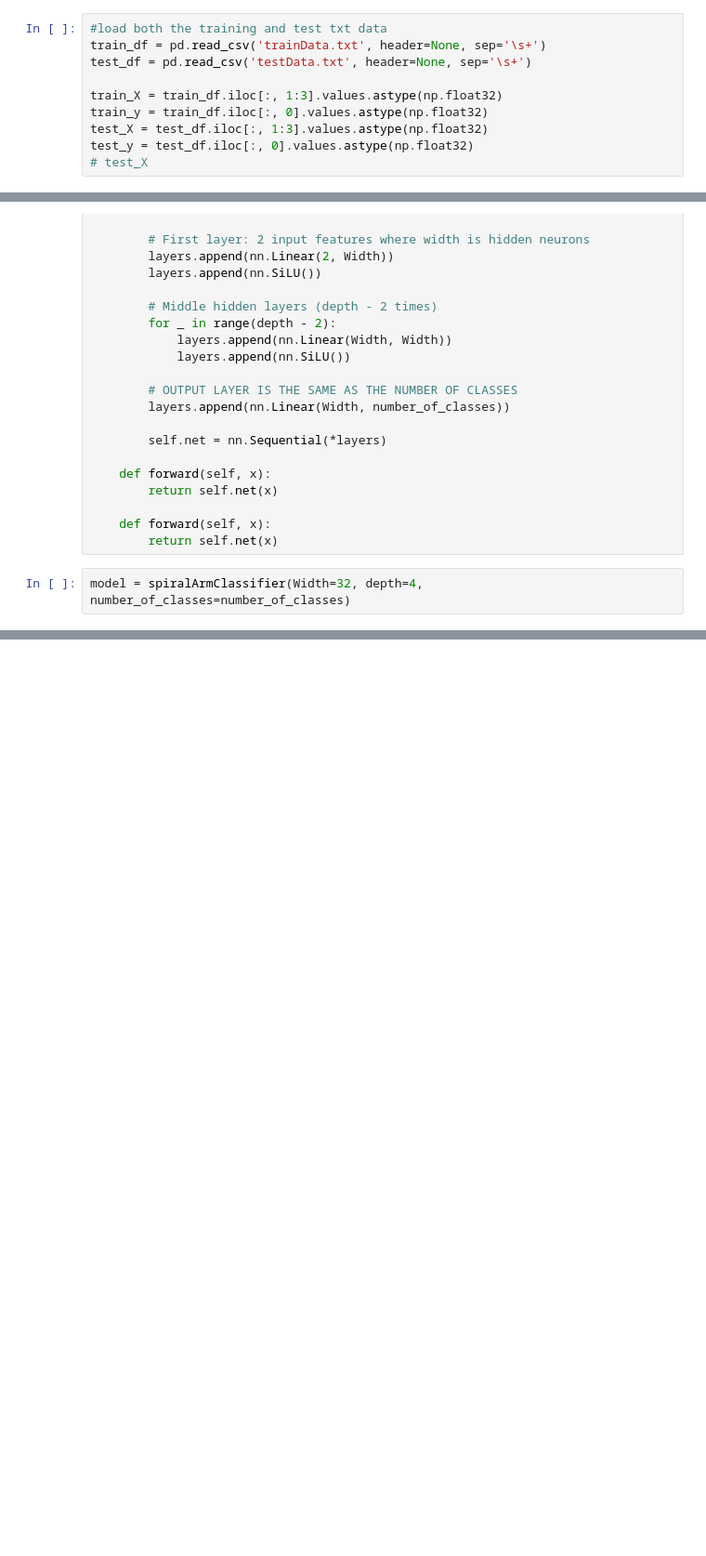
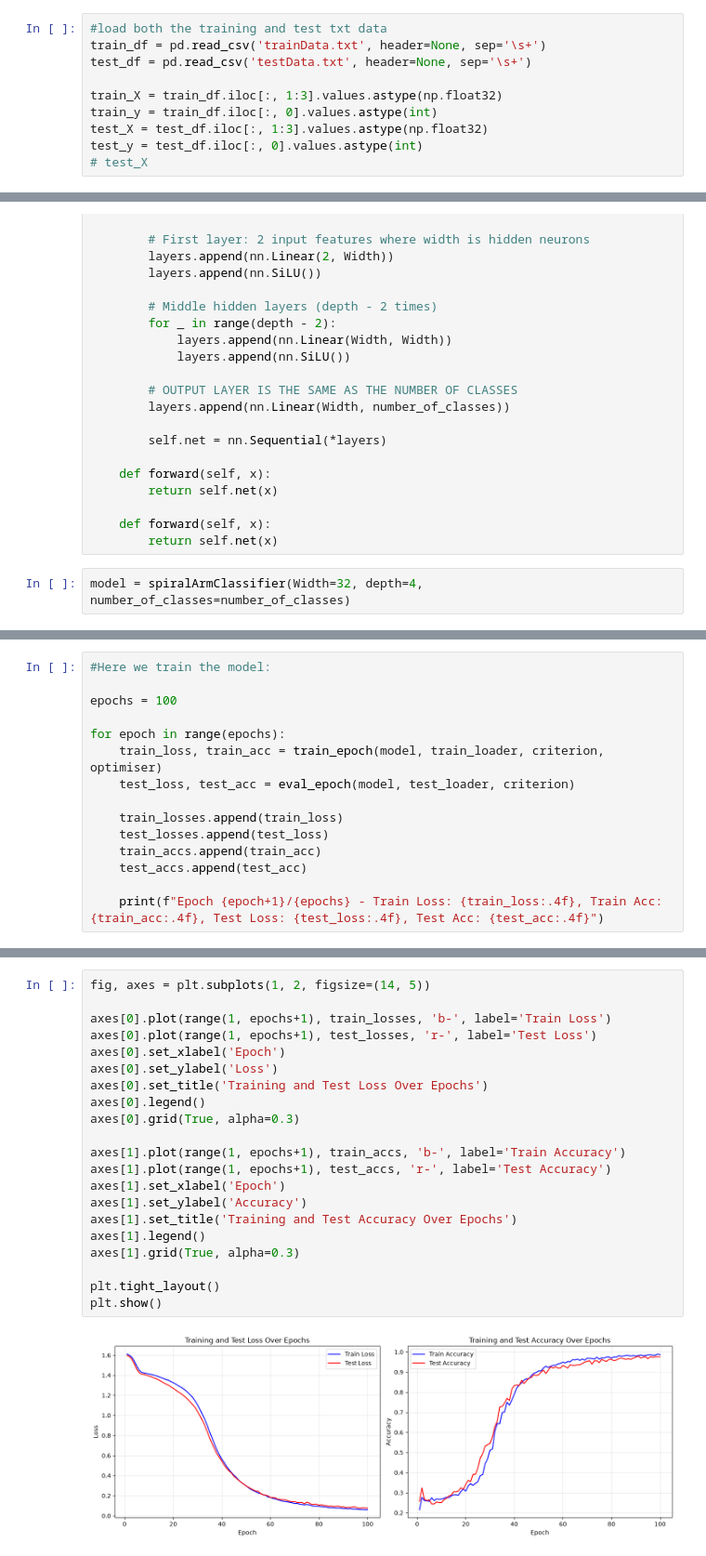
Before and after one commit to StefanStringer/FinalSemester, a Jupyter notebook: Deep Learning/Assignments/Assignment 1/_au712592.ipynb, the cells around one changed output, grey strips where cells are left out. Shown at 93% size. Drawn from its saved outputs; the diff is of its cells as text; blank space fills up the shorter version.

```diff
--- a/Deep Learning/Assignments/Assignment 1/_au712592.ipynb
+++ b/Deep Learning/Assignments/Assignment 1/_au712592.ipynb
@@ -195,9 +197,9 @@ train_df = pd.read_csv('trainData.txt', header=None, sep='\s+')
 test_df = pd.read_csv('testData.txt', header=None, sep='\s+')
 
 train_X = train_df.iloc[:, 1:3].values.astype(np.float32)
-train_y = train_df.iloc[:, 0].values.astype(np.float32)
+train_y = train_df.iloc[:, 0].values.astype(int)
 test_X = test_df.iloc[:, 1:3].values.astype(np.float32)
-test_y = test_df.iloc[:, 0].values.astype(np.float32)
+test_y = test_df.iloc[:, 0].values.astype(int)
 # test_X
 # %%
 print(f"Training samples: {len(train_X)}")
@@ -320,0 +340,15 @@ def train_epoch(model, loader, criterion, optimiser):
+# %%
+#Here we train the model:
+
+epochs = 100
+
+for epoch in range(epochs):
+    train_loss, train_acc = train_epoch(model, train_loader, criterion, optimiser)
+    test_loss, test_acc = eval_epoch(model, test_loader, criterion)
+
+    train_losses.append(train_loss)
+    test_losses.append(test_loss)
+    train_accs.append(train_acc)
+    test_accs.append(test_acc)
+
+    print(f"Epoch {epoch+1}/{epochs} - Train Loss: {train_loss:.4f}, Train Acc: {train_acc:.4f}, Test Loss: {test_loss:.4f}, Test Acc: {test_acc:.4f}")
@@ -320,0 +373,23 @@ def train_epoch(model, loader, criterion, optimiser):
+# %%
+fig, axes = plt.subplots(1, 2, figsize=(14, 5))
+
+axes[0].plot(range(1, epochs+1), train_losses, 'b-', label='Train Loss')
+axes[0].plot(range(1, epochs+1), test_losses, 'r-', label='Test Loss')
+axes[0].set_xlabel('Epoch')
+axes[0].set_ylabel('Loss')
+axes[0].set_title('Training and Test Loss Over Epochs')
+axes[0].legend()
+axes[0].grid(True, alpha=0.3)
+
+axes[1].plot(range(1, epochs+1), train_accs, 'b-', label='Train Accuracy')
+axes[1].plot(range(1, epochs+1), test_accs, 'r-', label='Test Accuracy')
+axes[1].set_xlabel('Epoch')
+axes[1].set_ylabel('Accuracy')
+axes[1].set_title('Training and Test Accuracy Over Epochs')
+axes[1].legend()
+axes[1].grid(True, alpha=0.3)
+
+plt.tight_layout()
+plt.show()
+# %% [output]
+[figure, added]
```
Also changed, not shown: parts of 6 cells of this notebook, 2 other files.
